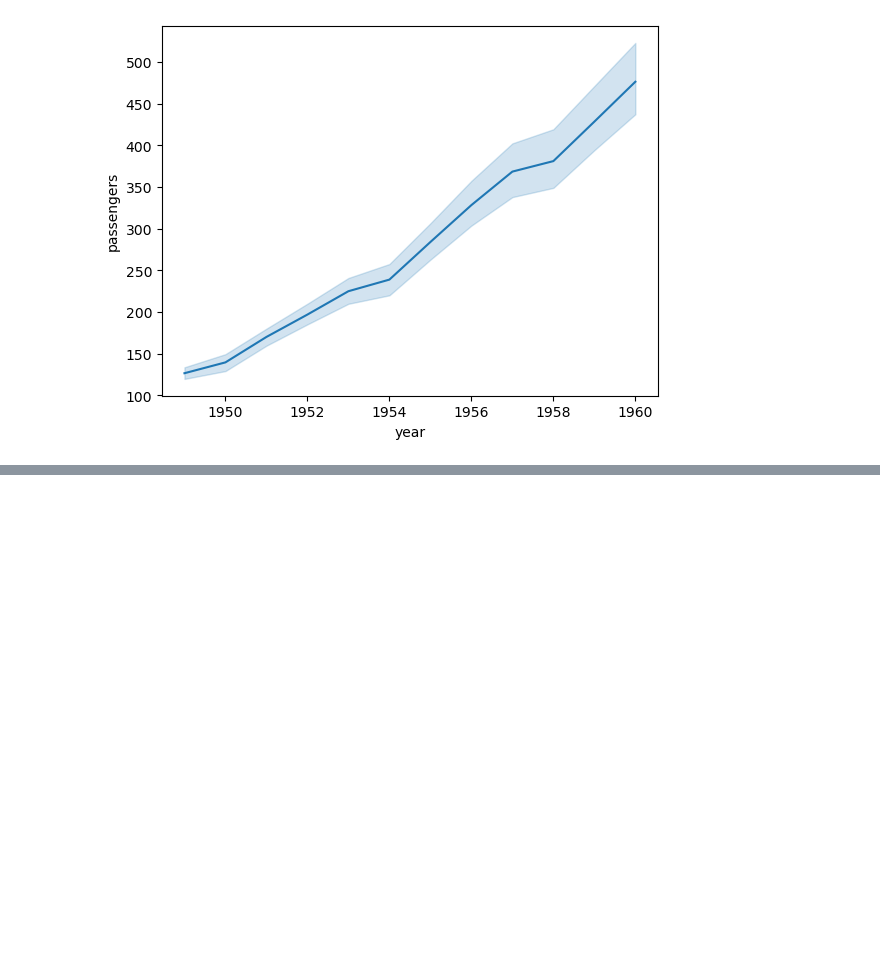
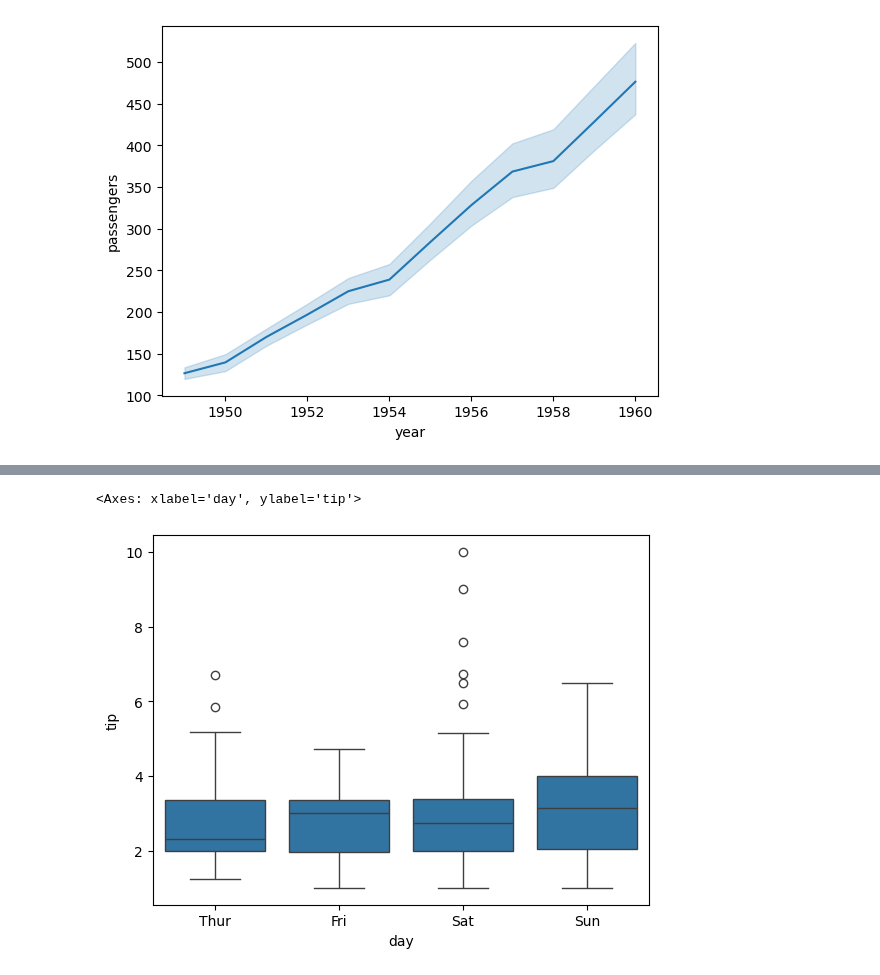
Before and after one commit to SyedMaaz786/AI_ML_Learning, a Jupyter notebook: Data_Analytics/Seaborn_tutorial.ipynb, the cells around one changed output, grey strips where cells are left out. Cells and saved outputs as stored; diff of their text form; code cells hidden in the pictures; blank space fills up the shorter version.

```diff
--- a/Data_Analytics/Seaborn_tutorial.ipynb
+++ b/Data_Analytics/Seaborn_tutorial.ipynb
@@ -72,0 +85,11 @@ sns.lineplot(
+# %%
+#Box plot
+
+sns.boxplot(
+    data=tips,
+    x="day",
+    y="tip"
+)
+# %% [output]
+<Axes: xlabel='day', ylabel='tip'>
+[figure, added]
```
Also changed, not shown: parts of 1 cell of this notebook, 1 other file.
